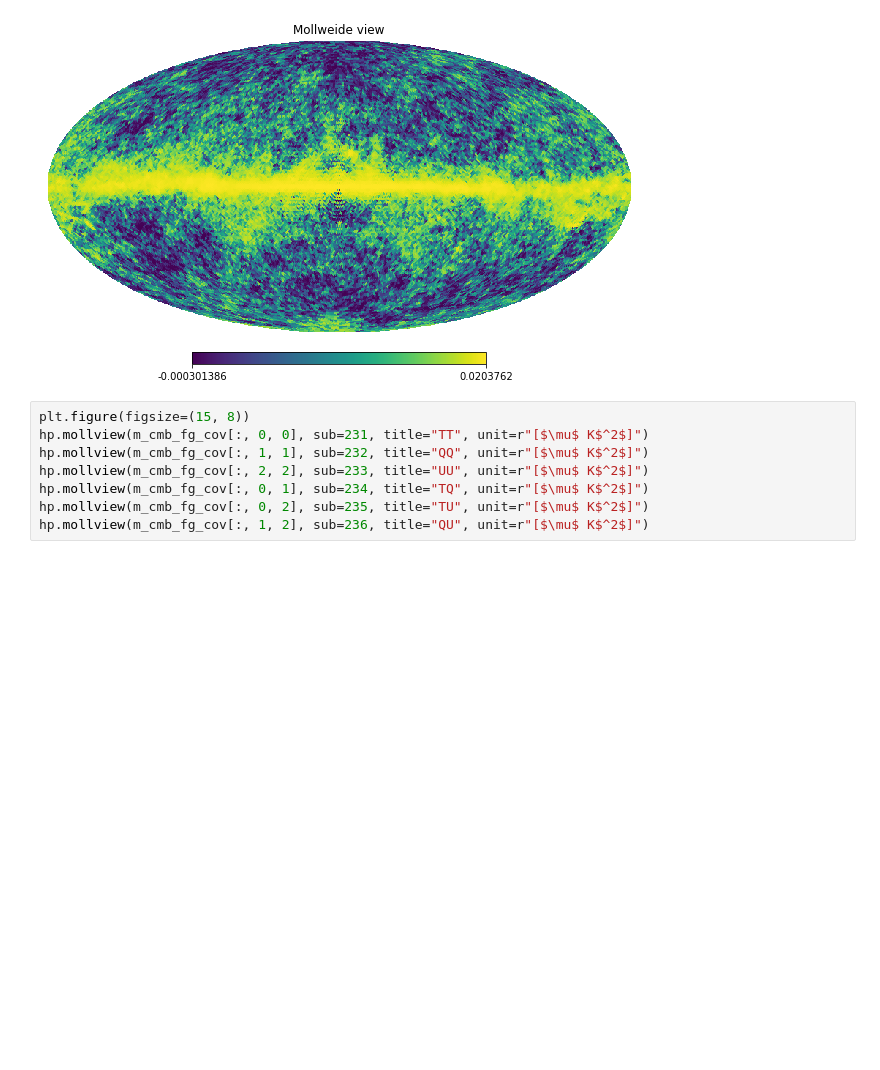
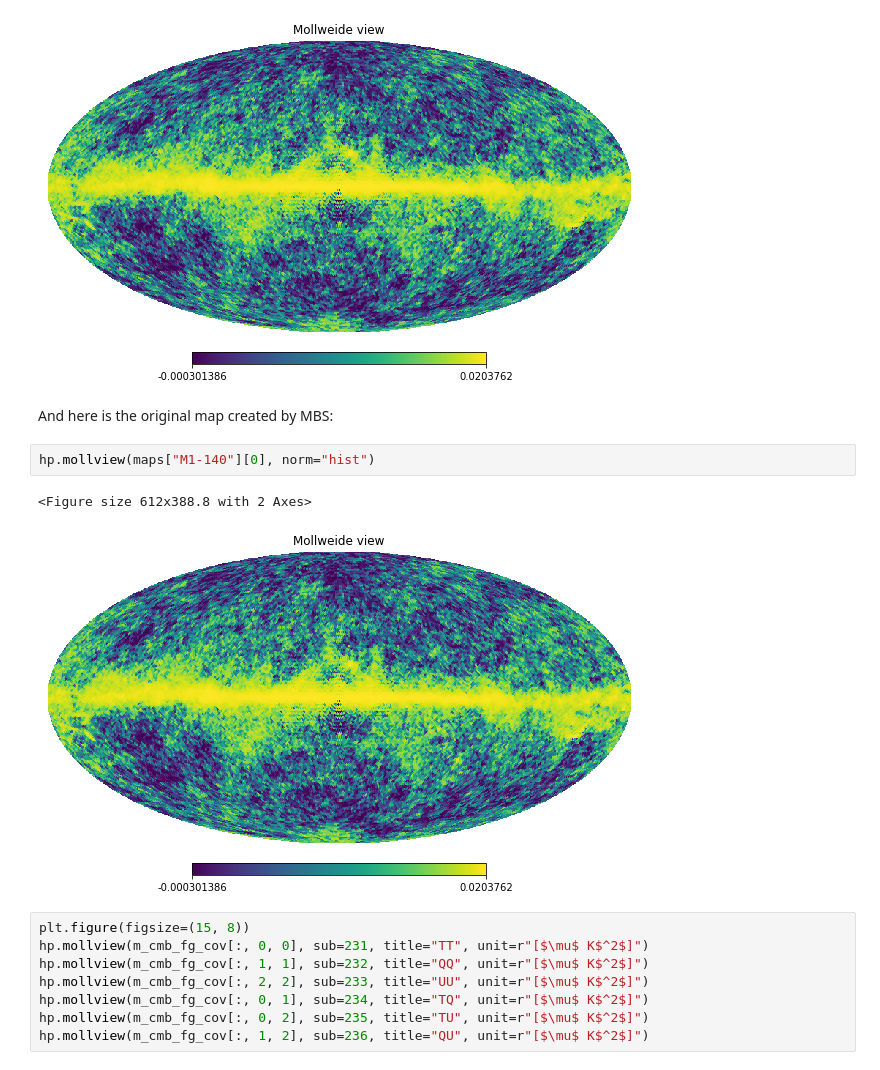
Before and after one commit to litebird/litebird_sim, a Jupyter notebook: notebooks/litebird_sim_example.ipynb, the cells around one changed output. Saved outputs shown, nothing was run; the diff lists cells and outputs as text; blank space fills up the shorter version.

```diff
--- a/notebooks/litebird_sim_example.ipynb
+++ b/notebooks/litebird_sim_example.ipynb
@@ -253,6 +249,13 @@ hp.mollview(m_cmb_fg[0], norm="hist")
 # %% [output]
 <Figure size 612x388.8 with 2 Axes>
 [figure]
+# %% [markdown]
+And here is the original map created by MBS:
+# %%
+hp.mollview(maps["M1-140"][0], norm="hist")
+# %% [output]
+<Figure size 612x388.8 with 2 Axes>
+[figure, added]
 # %%
 plt.figure(figsize=(15, 8))
 hp.mollview(m_cmb_fg_cov[:, 0, 0], sub=231, title="TT", unit=r"[$\mu$ K$^2$]")
```
Also changed, not shown: parts of 15 cells of this notebook.
